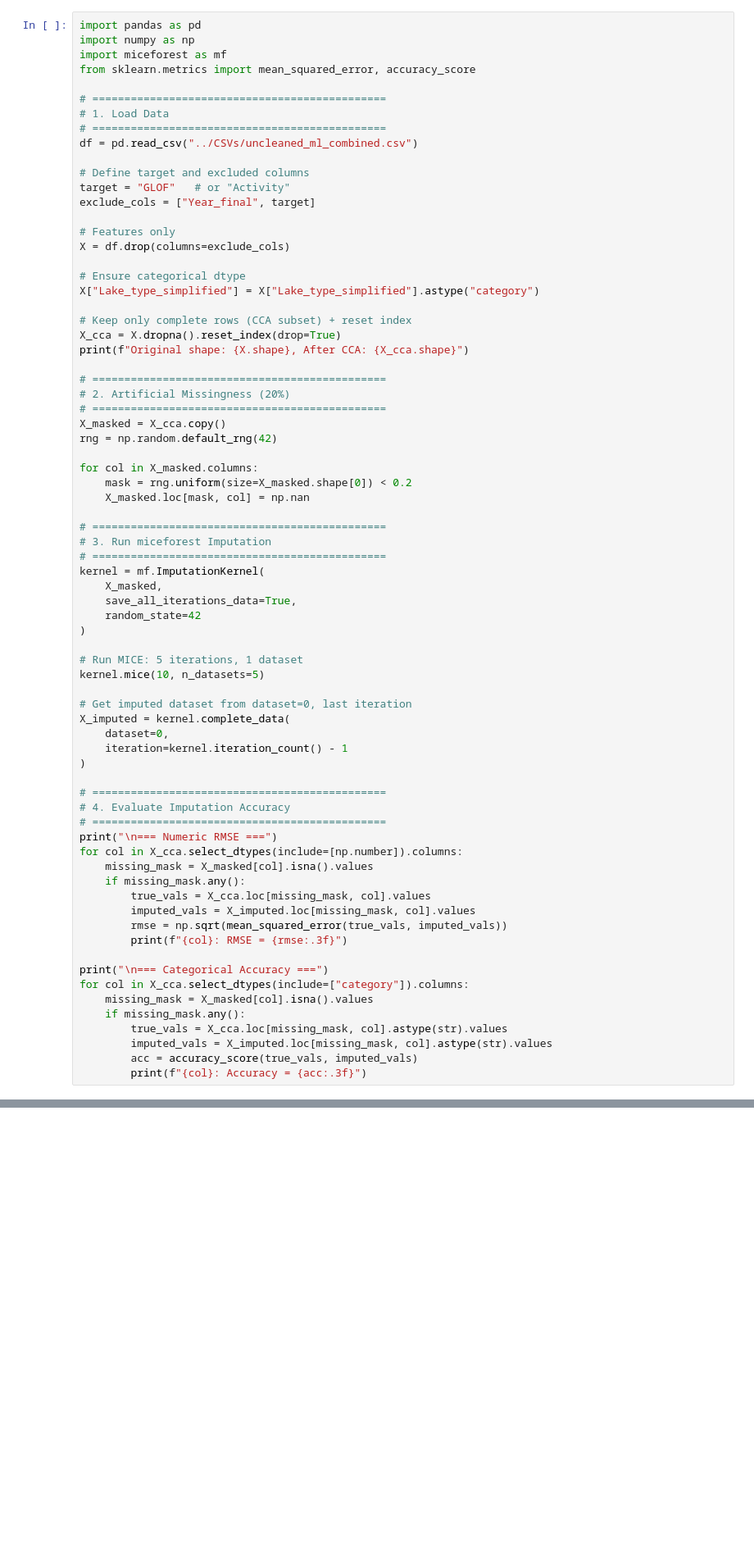
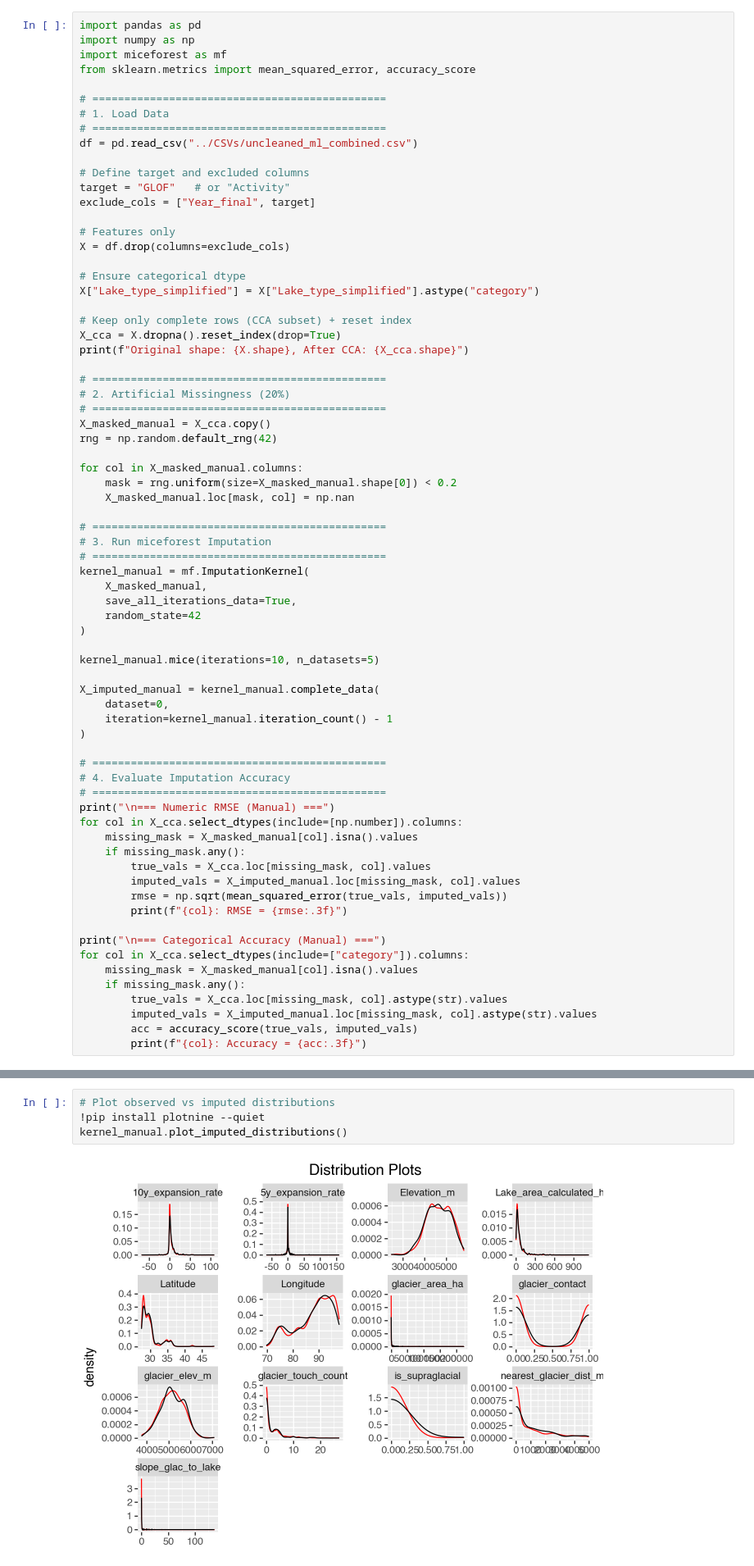
Before and after one commit to SoulNims/GLOF_Risk_ML_Pipeline, a Jupyter notebook: Notebooks/MLcrashcourse.ipynb, the cells around one changed output, grey strips where cells are left out. Shown at 82% size. Drawn from its saved outputs; the diff is of its cells as text; blank space fills up the shorter version.

Commit message:
mice validation with plots: manual missing vs miceforest.ampute

```diff
--- a/Notebooks/MLcrashcourse.ipynb
+++ b/Notebooks/MLcrashcourse.ipynb
@@ -628,49 +575,47 @@ print(f"Original shape: {X.shape}, After CCA: {X_cca.shape}")
 # ==============================================
 # 2. Artificial Missingness (20%)
 # ==============================================
-X_masked = X_cca.copy()
+X_masked_manual = X_cca.copy()
 rng = np.random.default_rng(42)
 
-for col in X_masked.columns:
-    mask = rng.uniform(size=X_masked.shape[0]) < 0.2
-    X_masked.loc[mask, col] = np.nan
+for col in X_masked_manual.columns:
+    mask = rng.uniform(size=X_masked_manual.shape[0]) < 0.2
+    X_masked_manual.loc[mask, col] = np.nan
 
 # ==============================================
 # 3. Run miceforest Imputation
 # ==============================================
-kernel = mf.ImputationKernel(
-    X_masked,
+kernel_manual = mf.ImputationKernel(
+    X_masked_manual,
     save_all_iterations_data=True,
     random_state=42
 )
 
-# Run MICE: 5 iterations, 1 dataset
-kernel.mice(10, n_datasets=5)
+kernel_manual.mice(iterations=10, n_datasets=5)
 
-# Get imputed dataset from dataset=0, last iteration
-X_imputed = kernel.complete_data(
+X_imputed_manual = kernel_manual.complete_data(
     dataset=0,
-    iteration=kernel.iteration_count() - 1
+    iteration=kernel_manual.iteration_count() - 1
 )
 
 # ==============================================
 # 4. Evaluate Imputation Accuracy
 # ==============================================
-print("\n=== Numeric RMSE ===")
+print("\n=== Numeric RMSE (Manual) ===")
 for col in X_cca.select_dtypes(include=[np.number]).columns:
-    missing_mask = X_masked[col].isna().values
+    missing_mask = X_masked_manual[col].isna().values
     if missing_mask.any():
         true_vals = X_cca.loc[missing_mask, col].values
-        imputed_vals = X_imputed.loc[missing_mask, col].values
+        imputed_vals = X_imputed_manual.loc[missing_mask, col].values
         rmse = np.sqrt(mean_squared_error(true_vals, imputed_vals))
         print(f"{col}: RMSE = {rmse:.3f}")
 
-print("\n=== Categorical Accuracy ===")
+print("\n=== Categorical Accuracy (Manual) ===")
 for col in X_cca.select_dtypes(include=["category"]).columns:
-    missing_mask = X_masked[col].isna().values
+    missing_mask = X_masked_manual[col].isna().values
     if missing_mask.any():
         true_vals = X_cca.loc[missing_mask, col].astype(str).values
-        imputed_vals = X_imputed.loc[missing_mask, col].astype(str).values
+        imputed_vals = X_imputed_manual.loc[missing_mask, col].astype(str).values
         acc = accuracy_score(true_vals, imputed_vals)
         print(f"{col}: Accuracy = {acc:.3f}")
 # %% [output]
@@ -695,0 +732,6 @@ Lake_type_simplified: Accuracy = 0.833
+# %%
+# Plot observed vs imputed distributions
+!pip install plotnine --quiet
+kernel_manual.plot_imputed_distributions()
+# %% [output]
+[figure, added]
```
Also changed, not shown: parts of 13 cells of this notebook, 3 other files.
